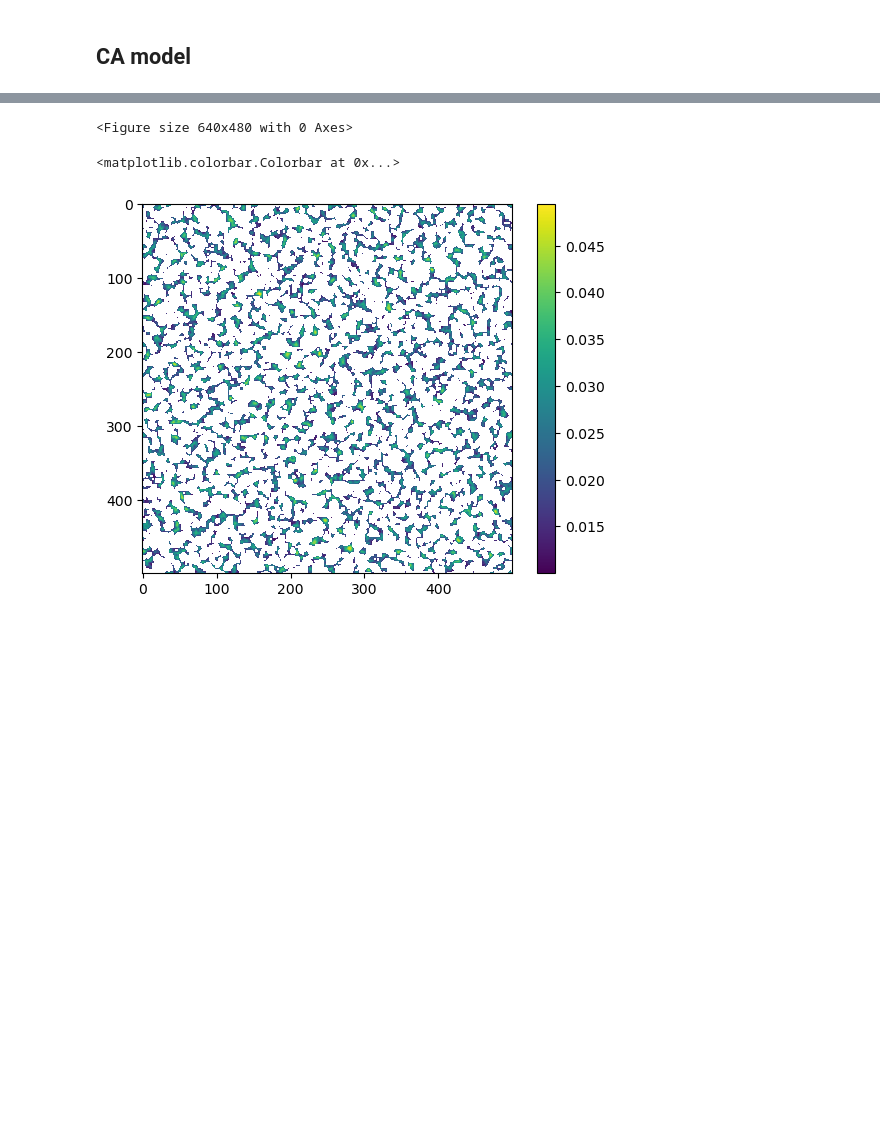
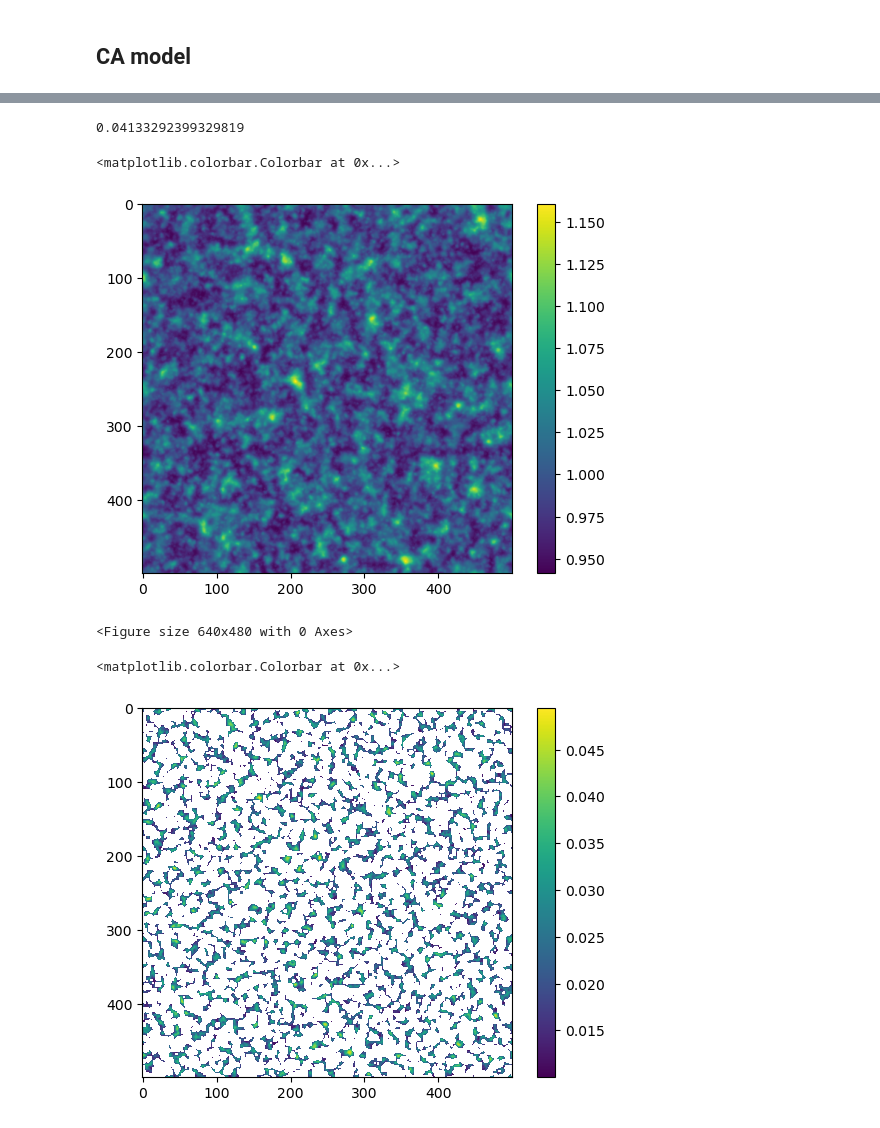
Before and after one commit to PaulHosek/ComplexSystemSimulation, a Jupyter notebook: model_example.ipynb, the cells around one changed output, grey strips where cells are left out. Cells and saved outputs as stored; diff of their text form; code cells hidden in the pictures; blank space fills up the shorter version.

```diff
--- a/model_example.ipynb
+++ b/model_example.ipynb
@@ -56,8 +56,18 @@ plt.colorbar()
+# %%
+Ht_0.min()
+# %% [output]
+0.04133292399329819
 # %%
-ca_model = CA_model.CA_model(Ht_0, h, dt = 15, dx = 1, periodic_bounds=True)
-ca_model.H[ca_model.psi == ca_model.psi.min()] = 0
+ca_model = CA_model.CA_model(Ht_0, h, dt = 15, dx = 1, periodic_bounds=False)
+# ca_model.H[ca_model.psi == ca_model.psi.min()] = 0
 hs = []
 Hs = []
 Hts = []
 # hes = []
+# %%
+plt.imshow(ca_model.H)
+plt.colorbar()
+# %% [output]
+<matplotlib.colorbar.Colorbar at 0x...>
+[figure, added]
 # %%
```
Also changed, not shown: parts of 7 cells of this notebook, 5 other files.
